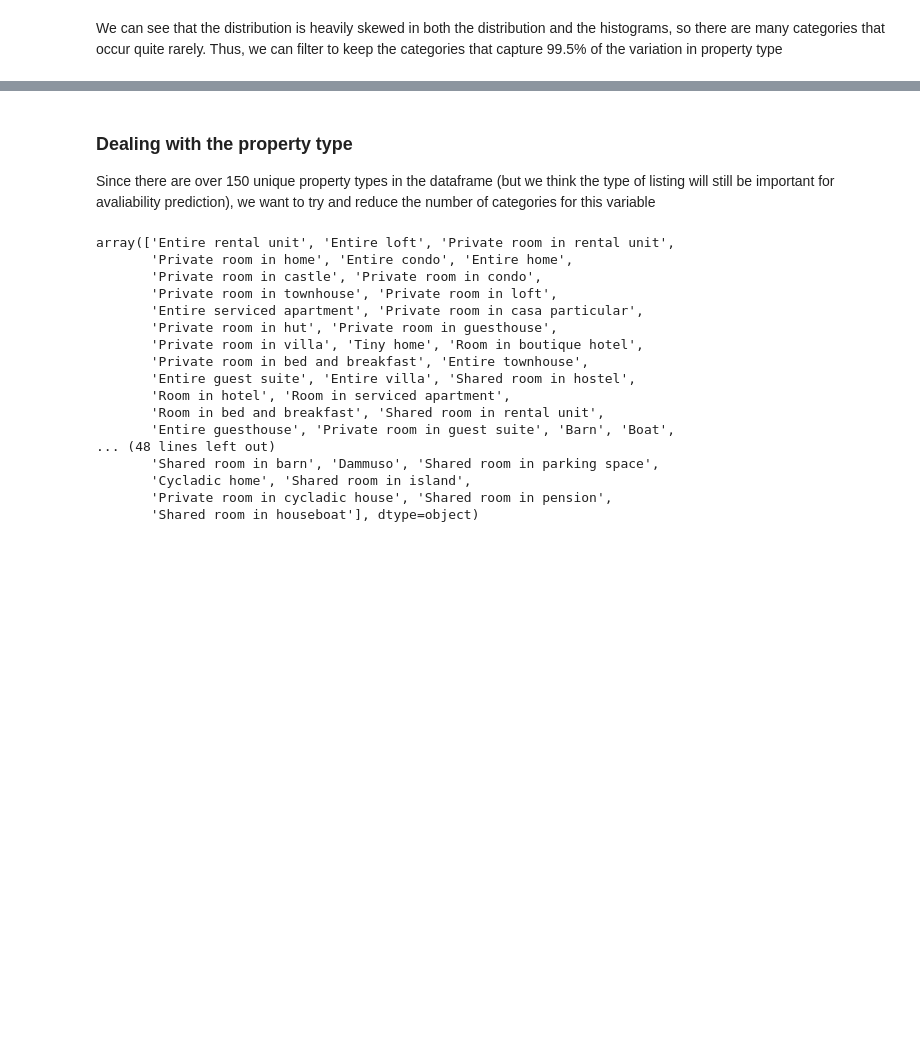
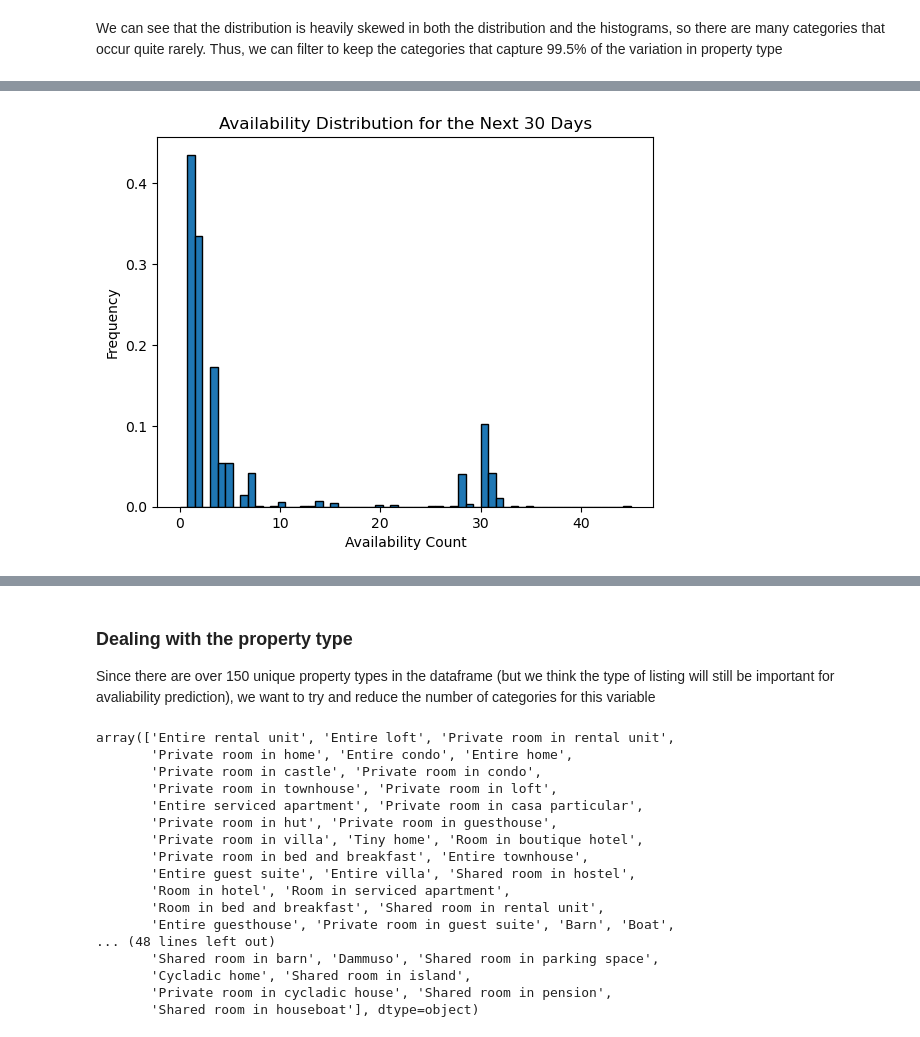
Before and after one commit to chidima-asika/touristic-properties-analysis, a Jupyter notebook: the_code.ipynb, the cells around one changed output, grey strips where cells are left out. Cells and saved outputs as stored; diff of their text form; code cells hidden in the pictures; blank space fills up the shorter version.

```diff
--- a/the_code.ipynb
+++ b/the_code.ipynb
@@ -300,0 +350,11 @@ Name: room_type, dtype: int64
+# %%
+import matplotlib.pyplot as plt
+
+# Assuming all_listing_df_5 is your DataFrame
+plt.hist(all_listing_df_5["minimum_minimum_nights"], bins=60, density=True, edgecolor='black', range=(0, 45))
+plt.title("Availability Distribution for the Next 30 Days")
+plt.xlabel("Availability Count")
+plt.ylabel("Frequency")
+plt.show()
+# %% [output]
+[figure, added]
```
Also changed, not shown: parts of 16 cells of this notebook.
